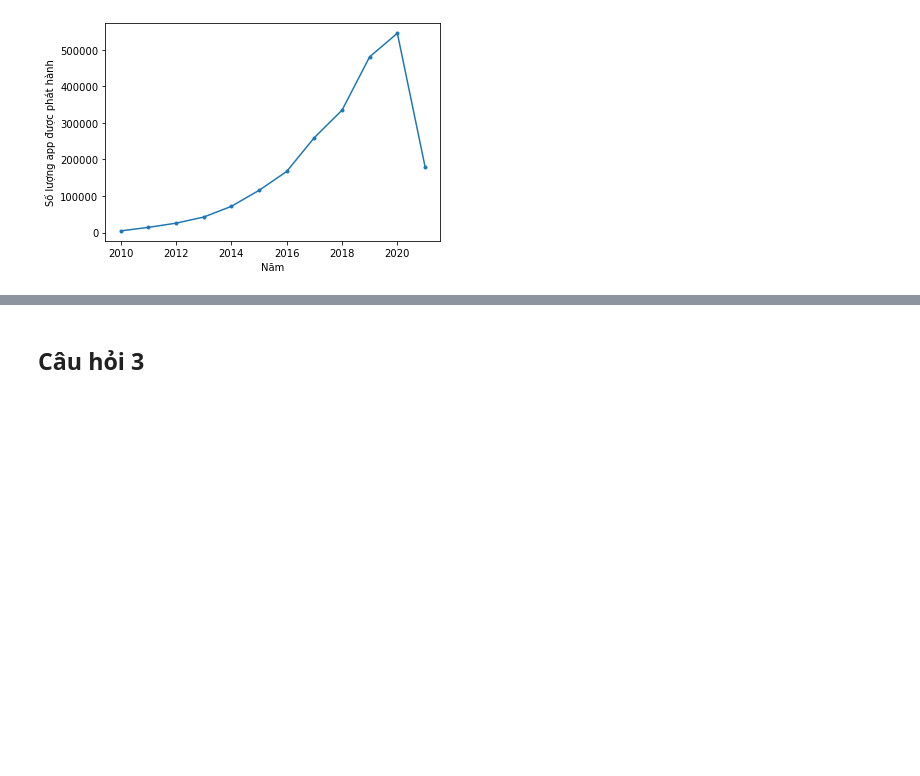
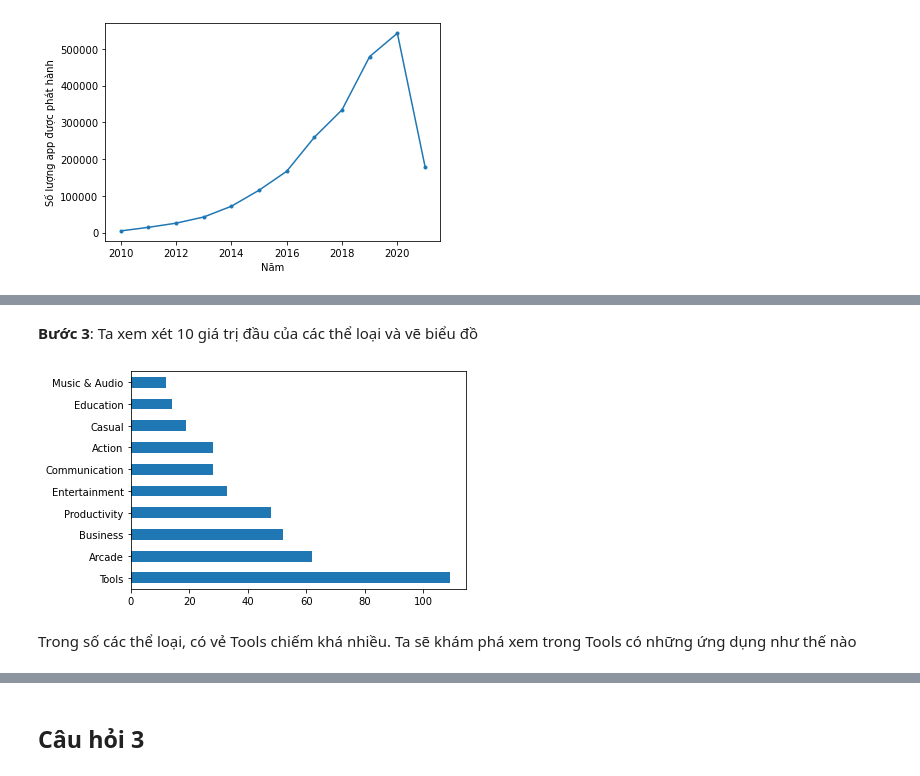
Before and after one commit to Tranmyhan/P4DS-CQ19-FinalProject---LT-KHDL, a Jupyter notebook: LT KHDL CK.ipynb, the cells around one changed output, grey strips where cells are left out. Saved outputs shown, nothing was run; the diff lists cells and outputs as text; code cells hidden in the pictures; blank space fills up the shorter version.

```diff
--- a/LT KHDL CK.ipynb
+++ b/LT KHDL CK.ipynb
@@ -331,0 +570,5 @@ plt.show()
+# %%
+dev_app = df[df['Developer Id'].isin(top_dev_id.index.to_list())]
+top_cate = dev_app['Category']
+top_cate = top_cate.value_counts()
+top_cate
@@ -331,0 +593,9 @@ plt.show()
+# %% [markdown]
+**Bước 3**: Ta xem xét 10 giá trị đầu của các thể loại và vẽ biểu đồ
+# %%
+top_ten_cate = top_cate[:10]
+top_ten_cate.plot.barh();
+# %% [output]
+[figure, added]
+# %% [markdown]
+Trong số các thể loại, có vẻ Tools chiếm khá nhiều. Ta sẽ khám phá xem trong Tools có những ứng dụng như thế nào
```
Also changed, not shown: parts of 170 cells of this notebook.
